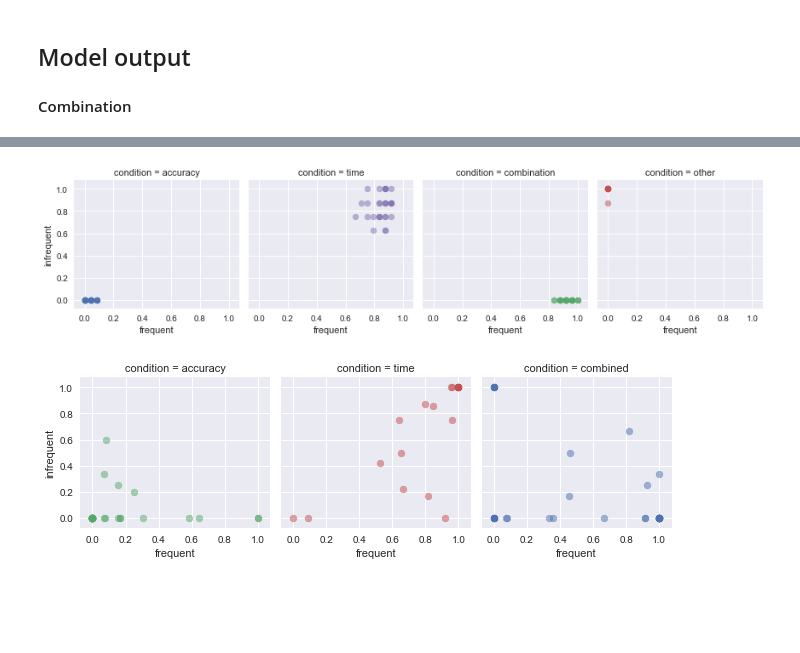
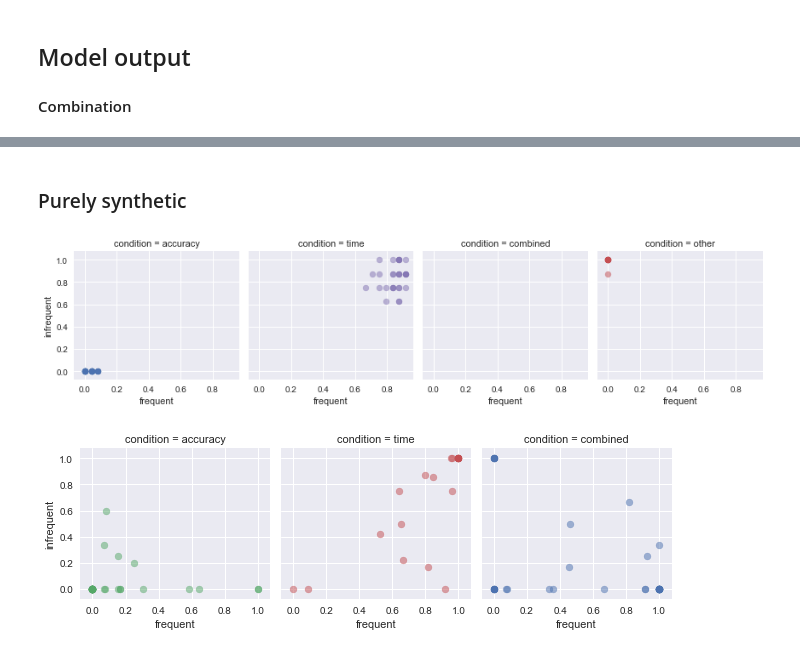
Before and after one commit to benpeloquin7/kanwal-2017-modeling, a Jupyter notebook: analysis.ipynb, the cells around one changed output, grey strips where cells are left out. Cells and saved outputs as stored; diff of their text form; code cells hidden in the pictures; blank space fills up the shorter version.

Commit message:
messy, but some additions to analysis plotting -- need a way of filtering bad values and then run full bda.

```diff
--- a/analysis.ipynb
+++ b/analysis.ipynb
@@ -249,0 +278,29 @@ for d in data:
+# %%
+def normer(x):
+    x['prop'] = x['cnt'] / np.sum(x['cnt'])
+    return x
+
+def get_label_type(x):
+    pdb.set_trace()
+    x['label_type'] = 'short' if x['utterance'] == 'zop' else 'long'
+    return x
+
+
+df_props = df_test \
+    .groupby(['condition', 'IP', 'display_type', 'label_type']) \
+    .count()[['trialNum']] \
+    .rename(columns={'trialNum': 'cnt'}) \
+    .reset_index() \
+    .groupby(['condition', 'IP']) \
+    .apply(fill_missing_rows) \
+    .drop(columns='index') \
+    .set_index(['IP']) \
+    .reset_index() \
+    .groupby(['condition', 'IP', 'display_type']) \
+    .apply(normer) \
+    .drop(columns=['cnt']) \
+    .query('label_type == "short"') \
+    .reset_index() \
+    .drop(columns='index') \
+    .pivot_table(values='prop', index=['condition', 'IP'], columns=['display_type']) \
+    .reset_index()
@@ -256,6 +335,8 @@ df_synthetic = pd.read_json(f_accuracy, orient='records') \
     .append([pd.read_json(f_time, orient='records'),
              pd.read_json(f_combination, orient='records'),
              pd.read_json(f_other, orient='records')])
+# %% [markdown]
+### Purely synthetic
 # %%
 df_synthetic = df_synthetic.rename(columns={'trialType':'display_type', 'participantNum':'IP'})
 df_synthetic['label_type'] = ['short' if u == 'zop' else 'long' for u in df_synthetic['utterance']]
@@ -295,10 +376,10 @@ df_props = df_synthetic \
 # plt.xlim(0, 1)
 # plt.ylim(0, 1)
 # %%
-p3 = sns.FacetGrid(col='condition', hue='condition', col_order=['accuracy', 'time', 'combination', 'other'], data=df_props)
+p3 = sns.FacetGrid(col='condition', hue='condition', col_order=['accuracy', 'time', 'combined', 'other'], data=df_props)
 p3 = p3.map(plt.scatter, "frequent", "infrequent", alpha=0.5)
 # %% [output]
-[figure, old version]
+[figure, new version]
 # %%
 curr_df = df_fig3_second_half[df_fig3_second_half['condition'].isin(['time', 'accuracy', 'combined'])]
 p2 = sns.FacetGrid(col='condition', hue='condition', col_order=['accuracy', 'time', 'combined'], data=curr_df)
```
Also changed, not shown: parts of 21 cells of this notebook.
